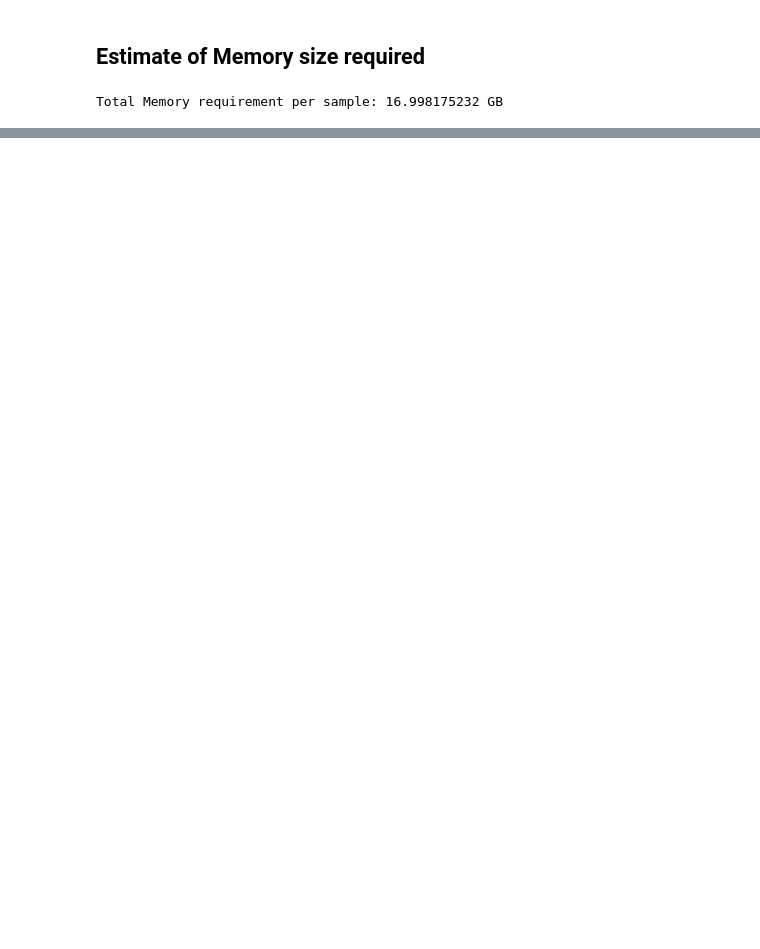
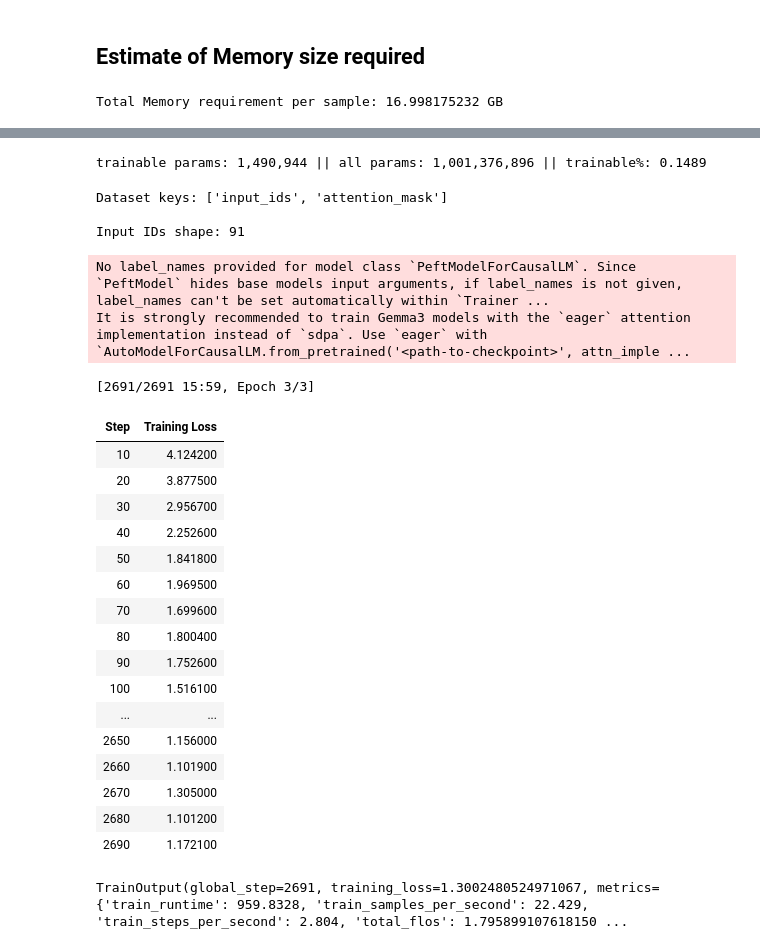
Before and after one commit to 21f2000143/deep-learning-practices, a Jupyter notebook: week-4/week_4.ipynb, the cells around one changed output, grey strips where cells are left out. Cells and saved outputs as stored; diff of their text form; code cells hidden in the pictures; blank space fills up the shorter version.

```diff
--- a/week-4/week_4.ipynb
+++ b/week-4/week_4.ipynb
@@ -148,2 +290,7 @@ from transformers import AutoModelForCausalLM
 # %%
-model = AutoModelForCausalLM.from_pretrained(model_id, pad_token_id=tokenizer.eos_token_id)
+model = AutoModelForCausalLM.from_pretrained(
+    model_id,
+    pad_token_id=tokenizer.pad_token_id,
+    device_map="auto",
+    torch_dtype="auto"
+)
@@ -307,0 +348,22 @@ KeyboardInterrupt:
+# %%
+lora_config = LoraConfig(
+    r=8,
+    lora_alpha=16,
+    target_modules=["q_proj", "v_proj", "k_proj", "o_proj"],
+    lora_dropout=0.1,
+    bias="none",
+    task_type=TaskType.CAUSAL_LM,
+)
+
+model = get_peft_model(model, lora_config)
+model.print_trainable_parameters()
+# %% [output]
+trainable params: 1,490,944 || all params: 1,001,376,896 || trainable%: 0.1489
+# %%
+ds_chunked['train'][0]
+print("\nDataset keys:", list(ds_chunked['train'][0].keys()))
+print("\nInput IDs shape:", len(ds_chunked['train'][0]['input_ids']))
+# %% [output]
+Dataset keys: ['input_ids', 'attention_mask']
+
+Input IDs shape: 91
@@ -307,0 +392,51 @@ KeyboardInterrupt:
+# %%
+# Use the fresh dataset and proper configuration
+training_args = TrainingArguments(
+    output_dir="./gemma-emotion-lora",
+    per_device_train_batch_size=2,
+    gradient_accumulation_steps=4,
+    warmup_steps=10,
+    num_train_epochs=3,
+    learning_rate=2e-4,
+    logging_dir="./logs",
+    logging_steps=10,
+    save_strategy="epoch",
+    report_to="none",
+    # Added for better stability
+    fp16=True,  # Use mixed precision training if available
+    optim="adamw_torch",  # Use AdamW optimizer
+)
+
+# Create a new trainer with all proper components
+trainer = Trainer(
+    model=model,
+    args=training_args,
+    train_dataset=ds_chunked['train'],  # Use the fresh dataset
+    tokenizer=tokenizer,
+    data_collator=data_collator,  # Include the data_collator
+)
+
+# Start training
+trainer.train()
+# %% [output]
+No label_names provided for model class `PeftModelForCausalLM`. Since `PeftModel` hides base models input arguments, if label_names is not given, label_names can't be set automatically within `Trainer ...
+It is strongly recommended to train Gemma3 models with the `eager` attention implementation instead of `sdpa`. Use `eager` with `AutoModelForCausalLM.from_pretrained('<path-to-checkpoint>', attn_imple ...
+[2691/2691 15:59, Epoch 3/3]
+| Step | Training Loss |
+| 10 | 4.124200 |
+| 20 | 3.877500 |
+| 30 | 2.956700 |
+| 40 | 2.252600 |
+| 50 | 1.841800 |
+| 60 | 1.969500 |
+| 70 | 1.699600 |
+| 80 | 1.800400 |
+| 90 | 1.752600 |
+| 100 | 1.516100 |
+| ... | ... |
+| 2650 | 1.156000 |
+| 2660 | 1.101900 |
+| 2670 | 1.305000 |
+| 2680 | 1.101200 |
+| 2690 | 1.172100 |
+TrainOutput(global_step=2691, training_loss=1.3002480524971067, metrics={'train_runtime': 959.8328, 'train_samples_per_second': 22.429, 'train_steps_per_second': 2.804, 'total_flos': 1.795899107618150 ...
```
Also changed, not shown: parts of 45 cells of this notebook, 5 other files.
